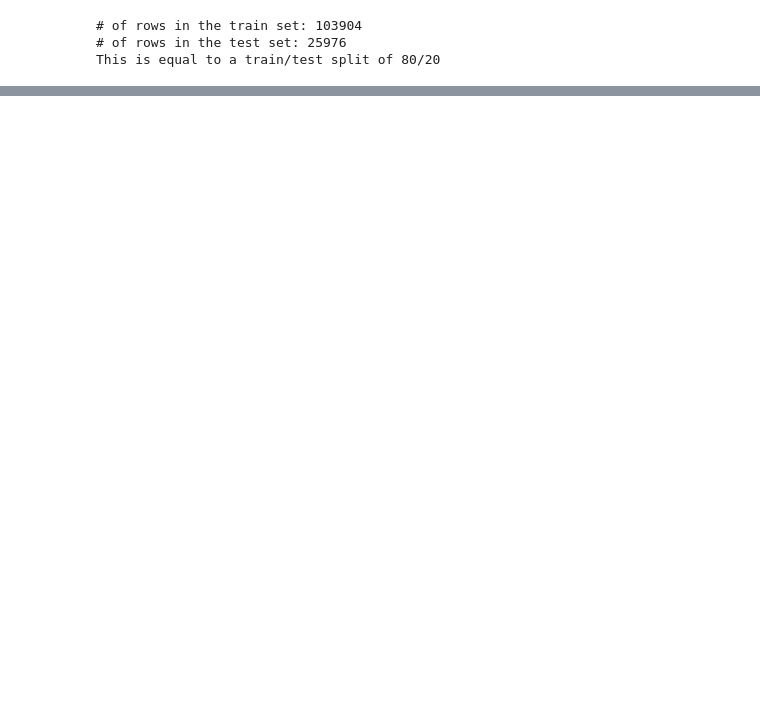
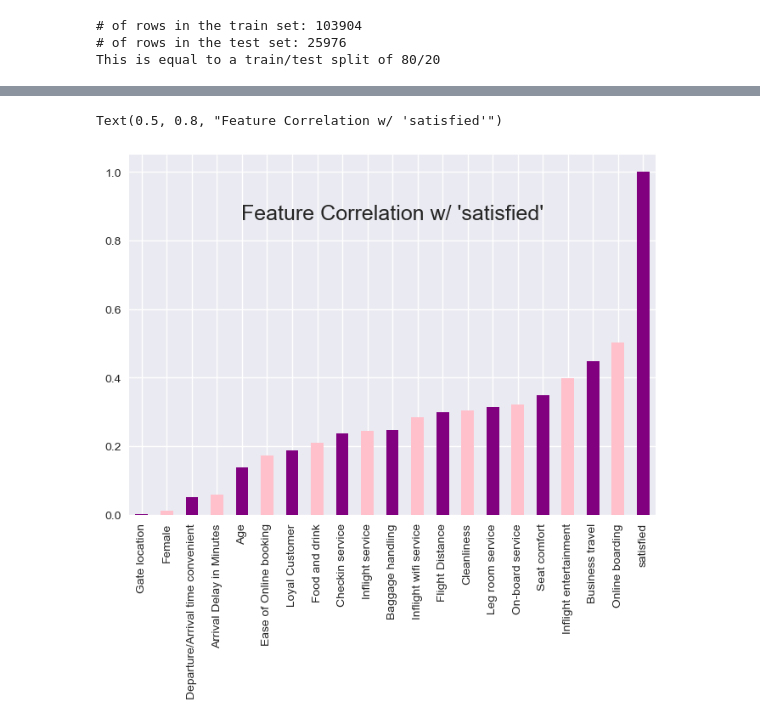
Before and after one commit to terminalcoder/Airline-Passenger-Satisfaction, a Jupyter notebook: notebook_1.ipynb, the cells around one changed output, grey strips where cells are left out. Cells and saved outputs as stored; diff of their text form; code cells hidden in the pictures; blank space fills up the shorter version.

```diff
--- a/notebook_1.ipynb
+++ b/notebook_1.ipynb
@@ -48,0 +378,7 @@ Accurding to the written down stuff about the data provided with the data, some
+# %%
+# view ordered list of features with their correlation to 'satisfied'
+all_num_train_df.corr()['satisfied'].abs().sort_values().plot(kind='bar', color=['purple', 'pink'])
+plt.title("Feature Correlation w/ 'satisfied'", fontsize=18, y=.8)
+# %% [output]
+Text(0.5, 0.8, "Feature Correlation w/ 'satisfied'")
+[figure, added]
```
Also changed, not shown: parts of 72 cells of this notebook.
